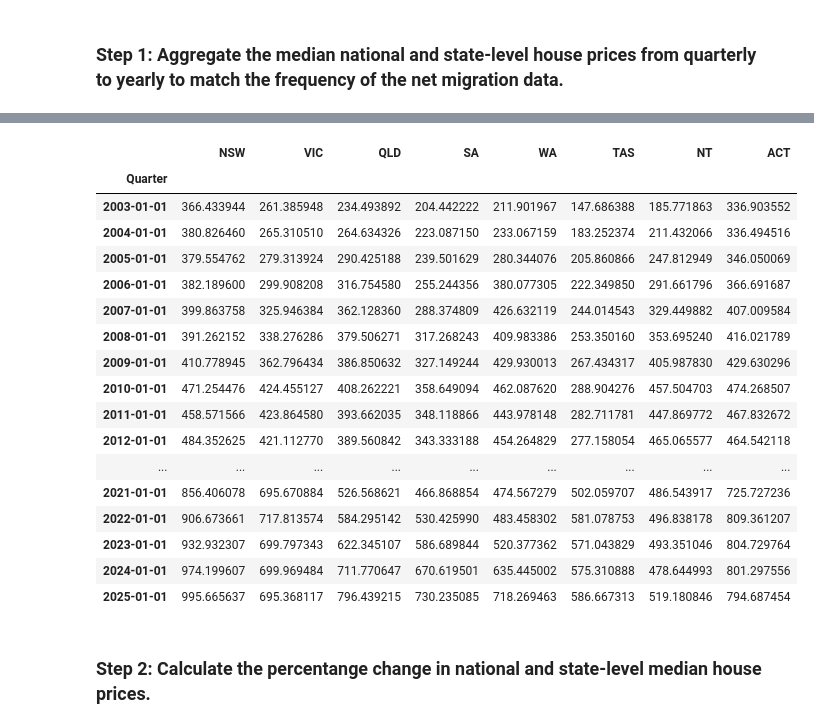
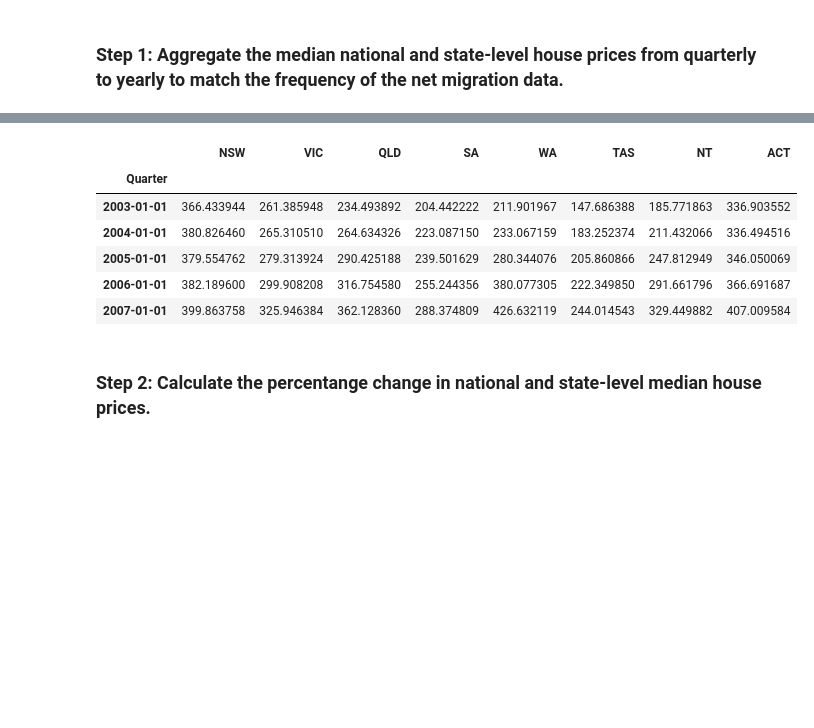
Before and after one commit to aydinkhan2005/Investigating-Factors-Affecting-Housing-in-Australia, a Jupyter notebook: notebooks/EDA_NOM.ipynb, the cells around one changed output, grey strips where cells are left out. Cells and saved outputs as stored; diff of their text form; code cells hidden in the pictures; blank space fills up the shorter version.

```diff
--- a/notebooks/EDA_NOM.ipynb
+++ b/notebooks/EDA_NOM.ipynb
@@ -454,27 +415,16 @@ Name: National Price, dtype: float64
 # %%
 # aggregate the per-state median house prices
 estimated_prices_by_state_by_year = estimated_prices_by_state.groupby(estimated_prices_by_state.index.year)[estimated_prices_by_state.columns].mean()
 estimated_prices_by_state_by_year.index = pd.to_datetime(estimated_prices_by_state_by_year.index, format='%Y')
-estimated_prices_by_state_by_year
+estimated_prices_by_state_by_year.head()
 # %% [output]
 |  | NSW | VIC | QLD | SA | WA | TAS | NT | ACT |
 | Quarter |  |  |  |  |  |  |  |  |
 | 2003-01-01 | 366.433944 | 261.385948 | 234.493892 | 204.442222 | 211.901967 | 147.686388 | 185.771863 | 336.903552 |
 | 2004-01-01 | 380.826460 | 265.310510 | 264.634326 | 223.087150 | 233.067159 | 183.252374 | 211.432066 | 336.494516 |
 | 2005-01-01 | 379.554762 | 279.313924 | 290.425188 | 239.501629 | 280.344076 | 205.860866 | 247.812949 | 346.050069 |
 | 2006-01-01 | 382.189600 | 299.908208 | 316.754580 | 255.244356 | 380.077305 | 222.349850 | 291.661796 | 366.691687 |
 | 2007-01-01 | 399.863758 | 325.946384 | 362.128360 | 288.374809 | 426.632119 | 244.014543 | 329.449882 | 407.009584 |
-| 2008-01-01 | 391.262152 | 338.276286 | 379.506271 | 317.268243 | 409.983386 | 253.350160 | 353.695240 | 416.021789 |
-| 2009-01-01 | 410.778945 | 362.796434 | 386.850632 | 327.149244 | 429.930013 | 267.434317 | 405.987830 | 429.630296 |
-| 2010-01-01 | 471.254476 | 424.455127 | 408.262221 | 358.649094 | 462.087620 | 288.904276 | 457.504703 | 474.268507 |
-| 2011-01-01 | 458.571566 | 423.864580 | 393.662035 | 348.118866 | 443.978148 | 282.711781 | 447.869772 | 467.832672 |
-| 2012-01-01 | 484.352625 | 421.112770 | 389.560842 | 343.333188 | 454.264829 | 277.158054 | 465.065577 | 464.542118 |
-| ... | ... | ... | ... | ... | ... | ... | ... | ... |
-| 2021-01-01 | 856.406078 | 695.670884 | 526.568621 | 466.868854 | 474.567279 | 502.059707 | 486.543917 | 725.727236 |
-| 2022-01-01 | 906.673661 | 717.813574 | 584.295142 | 530.425990 | 483.458302 | 581.078753 | 496.838178 | 809.361207 |
-| 2023-01-01 | 932.932307 | 699.797343 | 622.345107 | 586.689844 | 520.377362 | 571.043829 | 493.351046 | 804.729764 |
-| 2024-01-01 | 974.199607 | 699.969484 | 711.770647 | 670.619501 | 635.445002 | 575.310888 | 478.644993 | 801.297556 |
-| 2025-01-01 | 995.665637 | 695.368117 | 796.439215 | 730.235085 | 718.269463 | 586.667313 | 519.180846 | 794.687454 |
 # %% [markdown]
 <h3>Step 2: Calculate the percentange change in national and state-level median house prices.</h3>
 # %%
```
Also changed, not shown: parts of 24 cells of this notebook.
